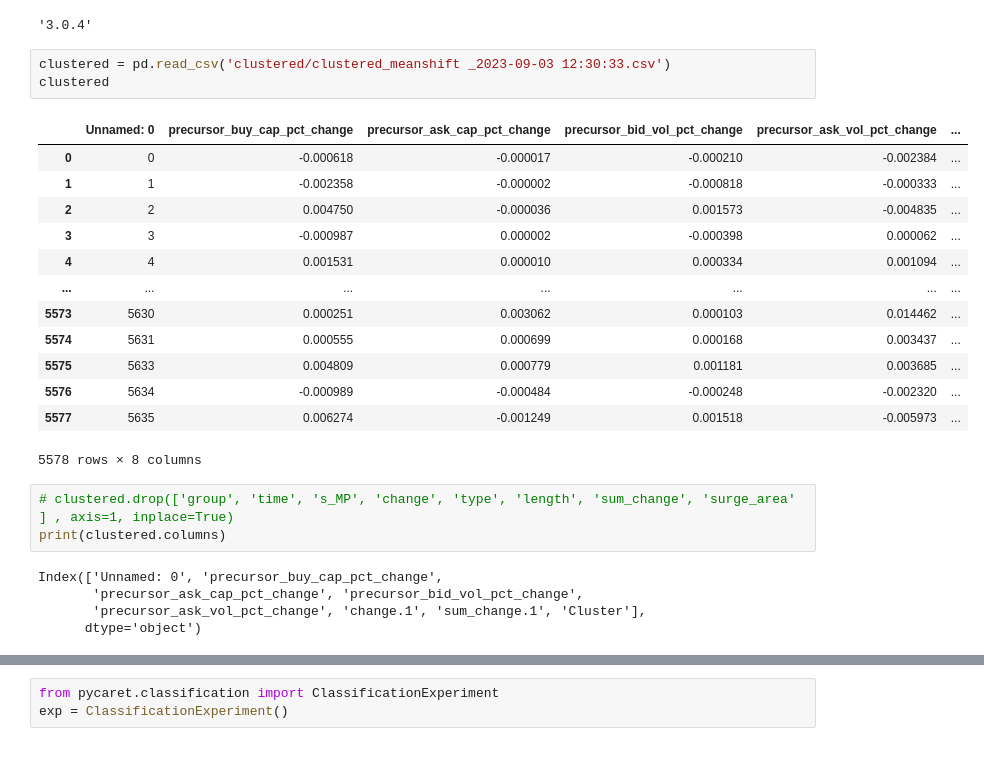
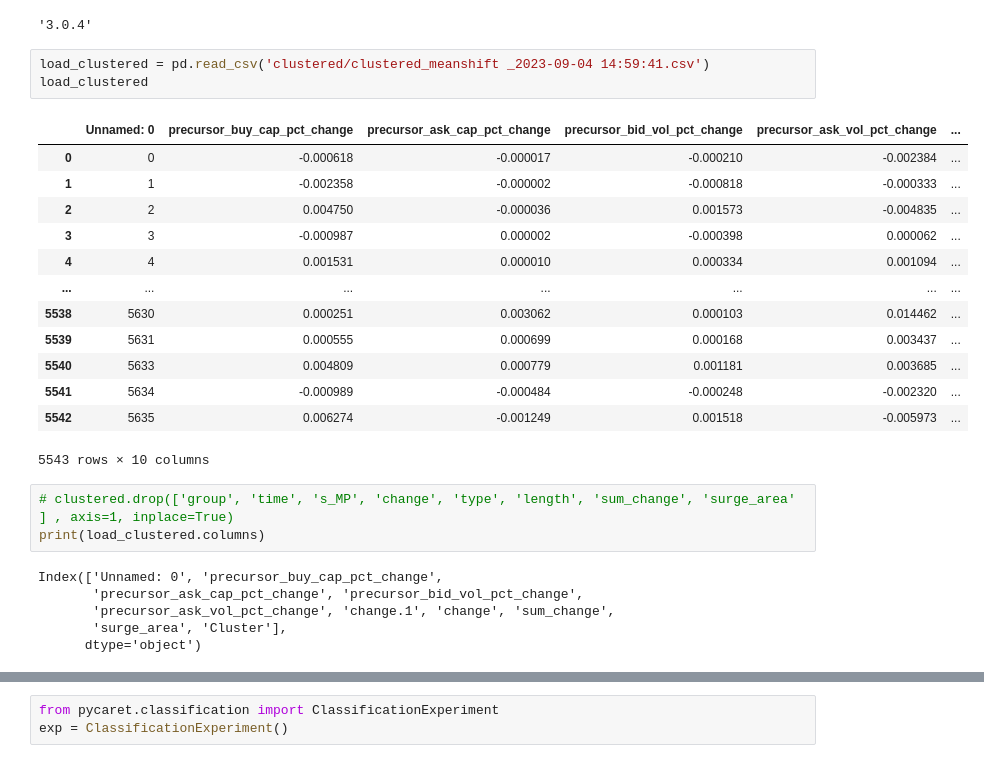
Before and after one commit to stefanbund/grus-code, a Jupyter notebook: ver2-pctChangeDriven/step 3, Multi-Class Classification.ipynb, the cells around one changed output, grey strips where cells are left out. Saved outputs shown, nothing was run; the diff lists cells and outputs as text.

Commit message:
leakage managed, improved surge stats on sbs on v2

```diff
--- a/ver2-pctChangeDriven/step 3, Multi-Class Classification.ipynb
+++ b/ver2-pctChangeDriven/step 3, Multi-Class Classification.ipynb
@@ -10,27 +10,28 @@ pycaret.__version__
 # %% [output]
 '3.0.4'
 # %%
-clustered = pd.read_csv('clustered/clustered_meanshift _2023-09-03 12:30:33.csv')
-clustered
+load_clustered = pd.read_csv('clustered/clustered_meanshift _2023-09-04 14:59:41.csv')
+load_clustered
 # %% [output]
 |  | Unnamed: 0 | precursor_buy_cap_pct_change | precursor_ask_cap_pct_change | precursor_bid_vol_pct_change | precursor_ask_vol_pct_change | ... |
 | 0 | 0 | -0.000618 | -0.000017 | -0.000210 | -0.002384 | ... |
 | 1 | 1 | -0.002358 | -0.000002 | -0.000818 | -0.000333 | ... |
 | 2 | 2 | 0.004750 | -0.000036 | 0.001573 | -0.004835 | ... |
 | 3 | 3 | -0.000987 | 0.000002 | -0.000398 | 0.000062 | ... |
 | 4 | 4 | 0.001531 | 0.000010 | 0.000334 | 0.001094 | ... |
 | ... | ... | ... | ... | ... | ... | ... |
-| 5573 | 5630 | 0.000251 | 0.003062 | 0.000103 | 0.014462 | ... |
-| 5574 | 5631 | 0.000555 | 0.000699 | 0.000168 | 0.003437 | ... |
-| 5575 | 5633 | 0.004809 | 0.000779 | 0.001181 | 0.003685 | ... |
-| 5576 | 5634 | -0.000989 | -0.000484 | -0.000248 | -0.002320 | ... |
-| 5577 | 5635 | 0.006274 | -0.001249 | 0.001518 | -0.005973 | ... |
+| 5538 | 5630 | 0.000251 | 0.003062 | 0.000103 | 0.014462 | ... |
+| 5539 | 5631 | 0.000555 | 0.000699 | 0.000168 | 0.003437 | ... |
+| 5540 | 5633 | 0.004809 | 0.000779 | 0.001181 | 0.003685 | ... |
+| 5541 | 5634 | -0.000989 | -0.000484 | -0.000248 | -0.002320 | ... |
+| 5542 | 5635 | 0.006274 | -0.001249 | 0.001518 | -0.005973 | ... |
-5578 rows × 8 columns
+5543 rows × 10 columns
 # %%
 # clustered.drop(['group', 'time', 's_MP', 'change', 'type', 'length', 'sum_change', 'surge_area' ] , axis=1, inplace=True)
-print(clustered.columns)
+print(load_clustered.columns)
 # %% [output]
 Index(['Unnamed: 0', 'precursor_buy_cap_pct_change',
        'precursor_ask_cap_pct_change', 'precursor_bid_vol_pct_change',
-       'precursor_ask_vol_pct_change', 'change.1', 'sum_change.1', 'Cluster'],
+       'precursor_ask_vol_pct_change', 'change.1', 'change', 'sum_change',
+       'surge_area', 'Cluster'],
       dtype='object')
```
Also changed, not shown: parts of 8 cells of this notebook, 5 other files.
